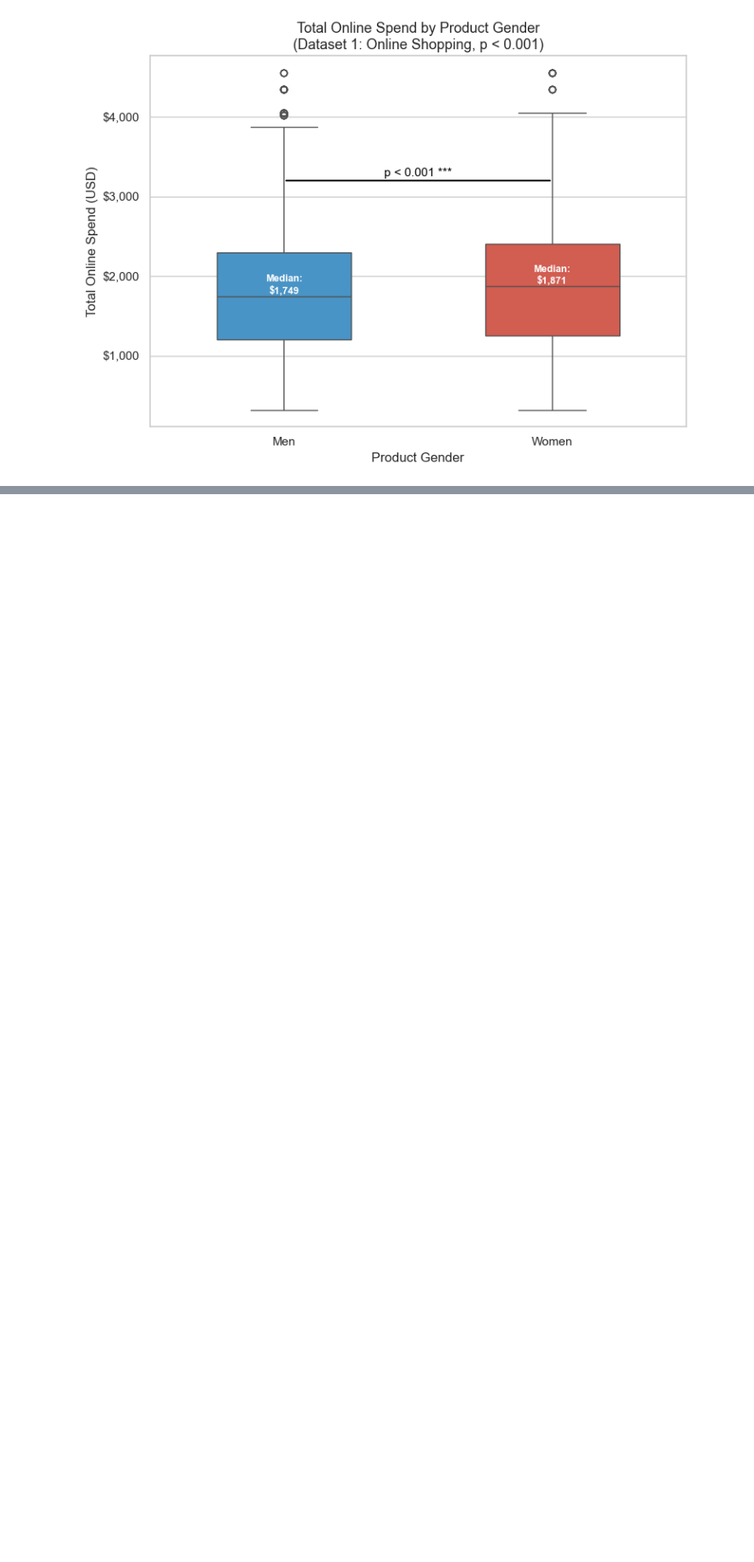
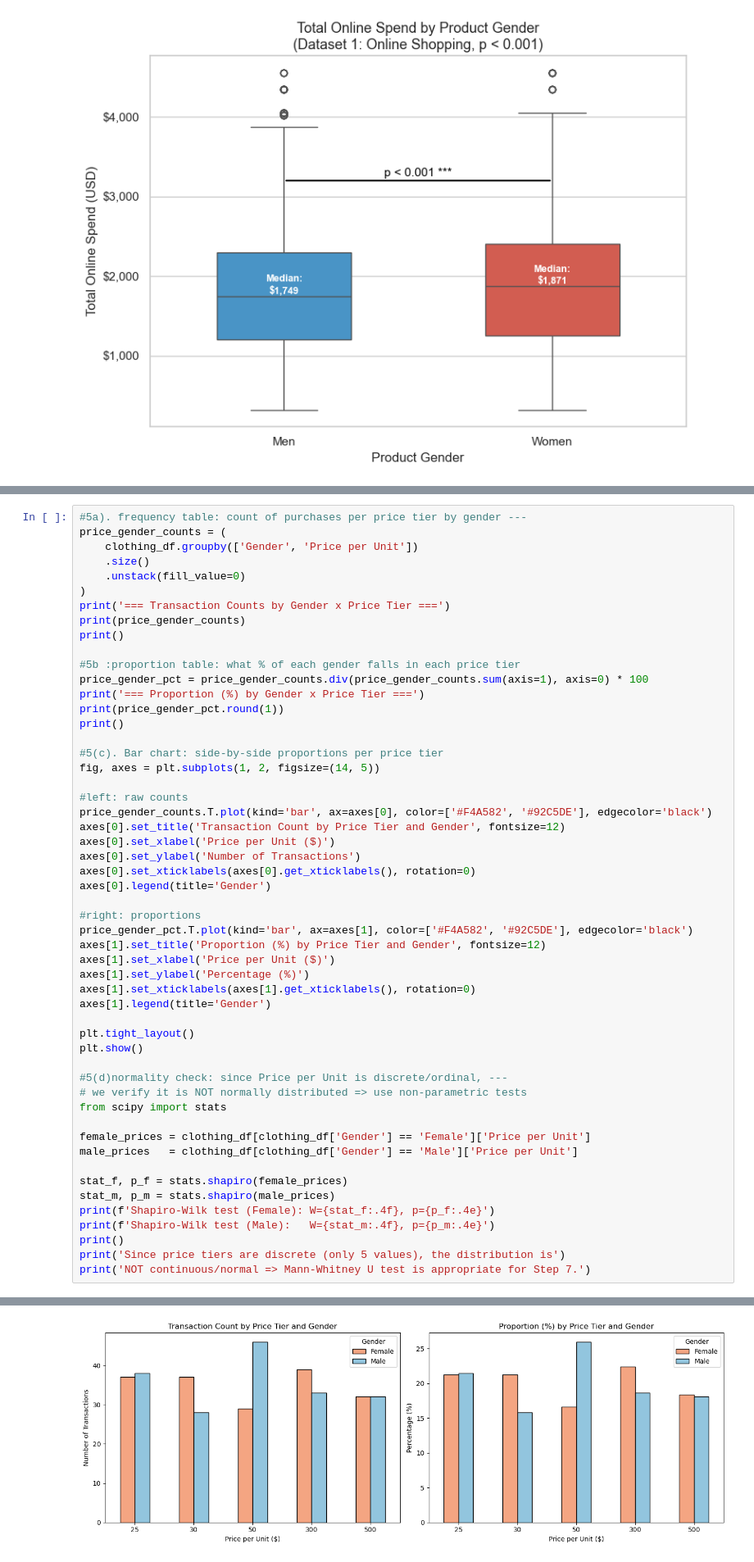
Before and after one commit to COGS108/Group136_WI26, a Jupyter notebook: 02-EDACheckpoint.ipynb, the cells around one changed output, grey strips where cells are left out. Shown at 82% size. Cells and saved outputs as stored; diff of their text form; blank space fills up the shorter version.

```diff
--- a/02-EDACheckpoint.ipynb
+++ b/02-EDACheckpoint.ipynb
@@ -1100,0 +1182,54 @@ Dataset 1 reveals two distinct dimensions of gendered pricing that only become v
+# %%
+#5a). frequency table: count of purchases per price tier by gender ---
+price_gender_counts = (
+    clothing_df.groupby(['Gender', 'Price per Unit'])
+    .size()
+    .unstack(fill_value=0)
+)
+print('=== Transaction Counts by Gender x Price Tier ===')
+print(price_gender_counts)
+print()
+
+#5b :proportion table: what % of each gender falls in each price tier
+price_gender_pct = price_gender_counts.div(price_gender_counts.sum(axis=1), axis=0) * 100
+print('=== Proportion (%) by Gender x Price Tier ===')
+print(price_gender_pct.round(1))
+print()
+
+#5(c). Bar chart: side-by-side proportions per price tier
+fig, axes = plt.subplots(1, 2, figsize=(14, 5))
+
+#left: raw counts
+price_gender_counts.T.plot(kind='bar', ax=axes[0], color=['#F4A582', '#92C5DE'], edgecolor='black')
+axes[0].set_title('Transaction Count by Price Tier and Gender', fontsize=12)
+axes[0].set_xlabel('Price per Unit ($)')
+axes[0].set_ylabel('Number of Transactions')
+axes[0].set_xticklabels(axes[0].get_xticklabels(), rotation=0)
+axes[0].legend(title='Gender')
+
+#right: proportions
+price_gender_pct.T.plot(kind='bar', ax=axes[1], color=['#F4A582', '#92C5DE'], edgecolor='black')
+axes[1].set_title('Proportion (%) by Price Tier and Gender', fontsize=12)
+axes[1].set_xlabel('Price per Unit ($)')
+axes[1].set_ylabel('Percentage (%)')
+axes[1].set_xticklabels(axes[1].get_xticklabels(), rotation=0)
+axes[1].legend(title='Gender')
+
+plt.tight_layout()
+plt.show()
+
+#5(d)normality check: since Price per Unit is discrete/ordinal, ---
+# we verify it is NOT normally distributed => use non-parametric tests
+from scipy import stats
+
+female_prices = clothing_df[clothing_df['Gender'] == 'Female']['Price per Unit']
+male_prices   = clothing_df[clothing_df['Gender'] == 'Male']['Price per Unit']
+
+stat_f, p_f = stats.shapiro(female_prices)
+stat_m, p_m = stats.shapiro(male_prices)
+print(f'Shapiro-Wilk test (Female): W={stat_f:.4f}, p={p_f:.4e}')
+print(f'Shapiro-Wilk test (Male):   W={stat_m:.4f}, p={p_m:.4e}')
+print()
+print('Since price tiers are discrete (only 5 values), the distribution is')
+print('NOT continuous/normal => Mann-Whitney U test is appropriate for Step 7.')
+# %% [output]
@@ -1100,0 +1247 @@ Dataset 1 reveals two distinct dimensions of gendered pricing that only become v
+[figure, added]
```
Also changed, not shown: parts of 36 cells of this notebook.
